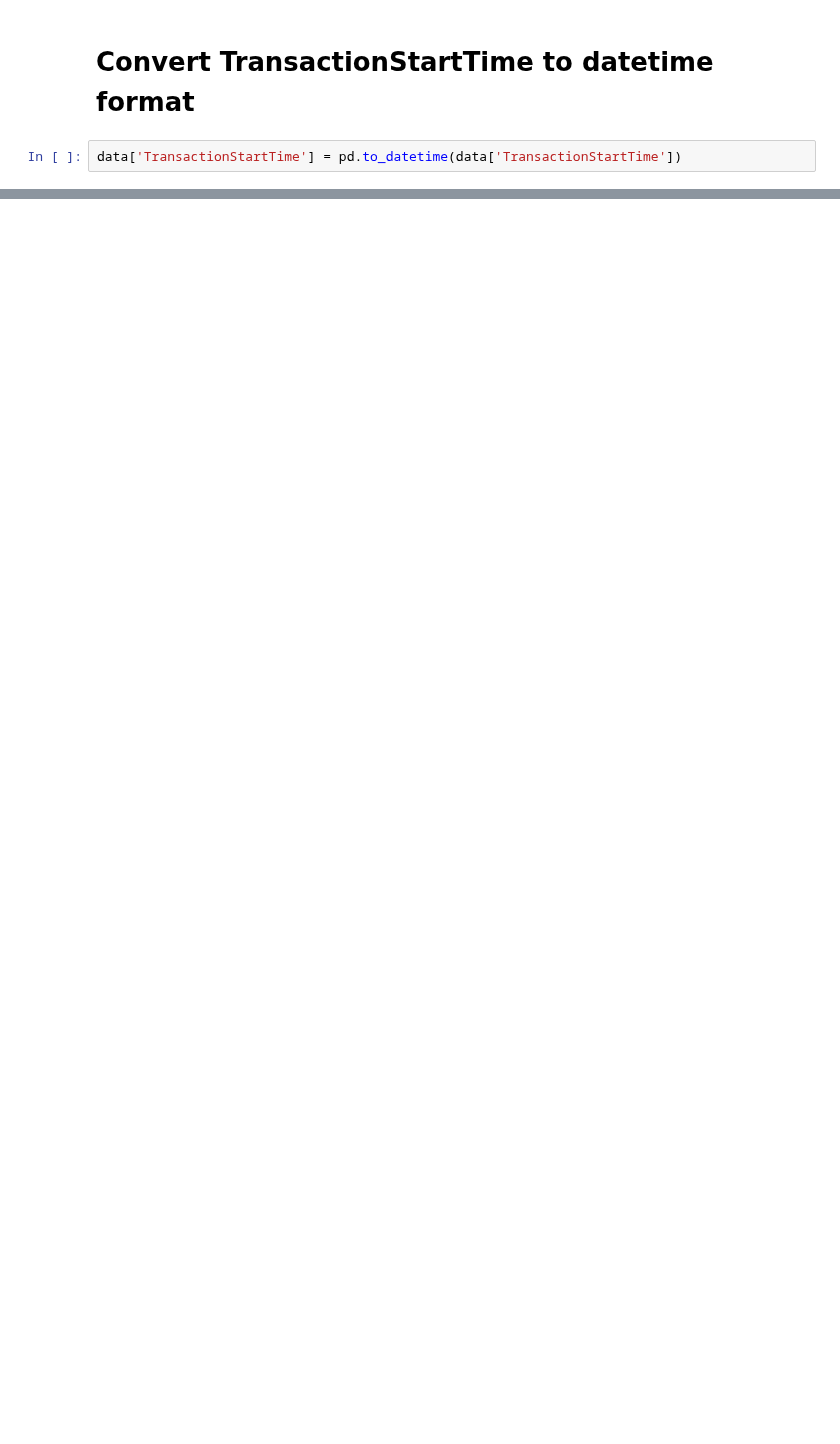
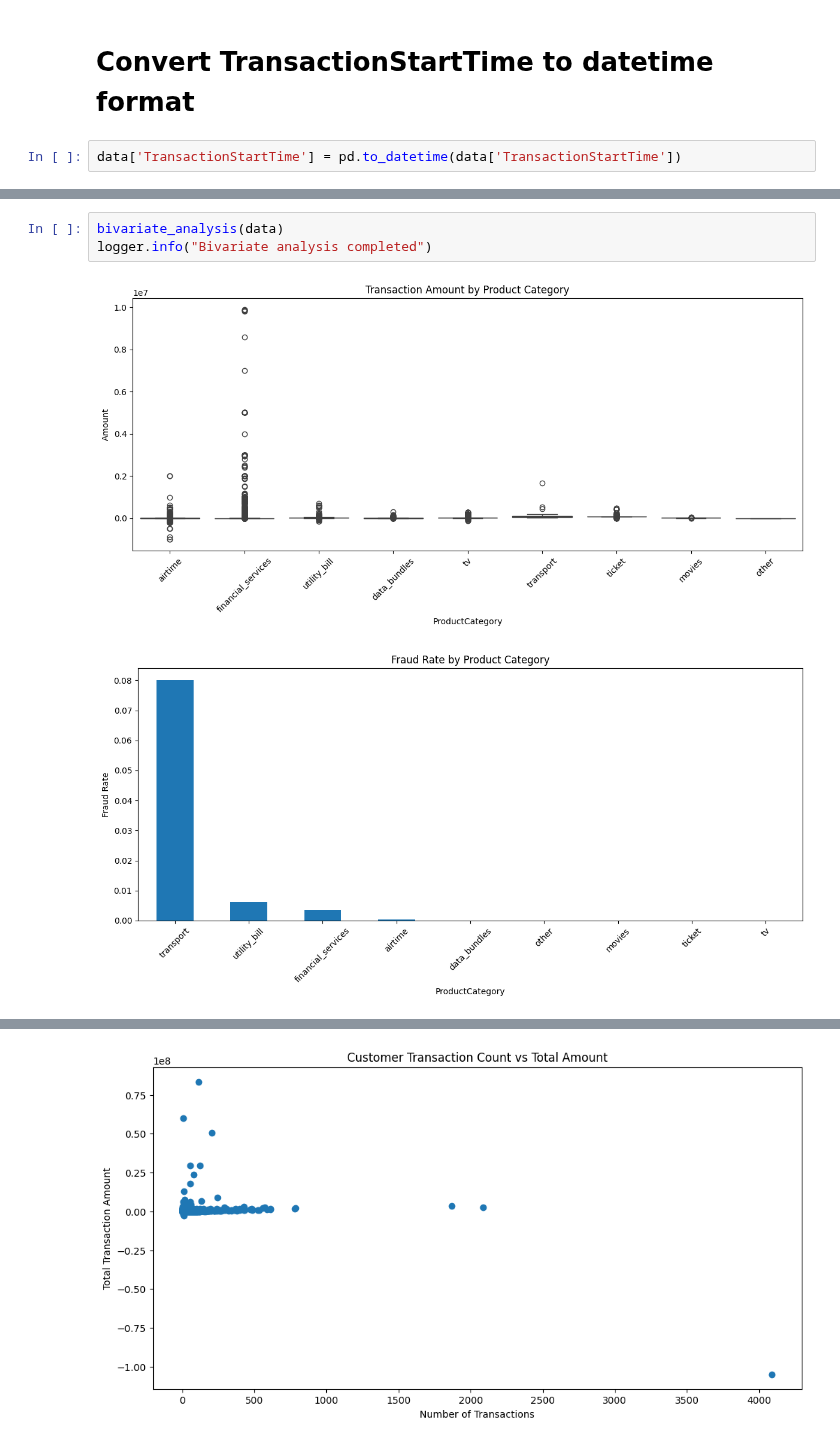
Before and after one commit to nebiyu-getachew/bati-bank-credit-scoring, a Jupyter notebook: notebooks/task_2.ipynb, the cells around one changed output, grey strips where cells are left out. Cells and saved outputs as stored; diff of their text form; blank space fills up the shorter version.

```diff
--- a/notebooks/task_2.ipynb
+++ b/notebooks/task_2.ipynb
@@ -186,0 +200,6 @@ data['TransactionStartTime'] = pd.to_datetime(data['TransactionStartTime'])
+# %%
+bivariate_analysis(data)
+logger.info("Bivariate analysis completed")
+# %% [output]
+[figure, added]
+[figure, added]
@@ -186,0 +208 @@ data['TransactionStartTime'] = pd.to_datetime(data['TransactionStartTime'])
+[figure, added]
```
Also changed, not shown: parts of 4 cells of this notebook, 1 other file.
